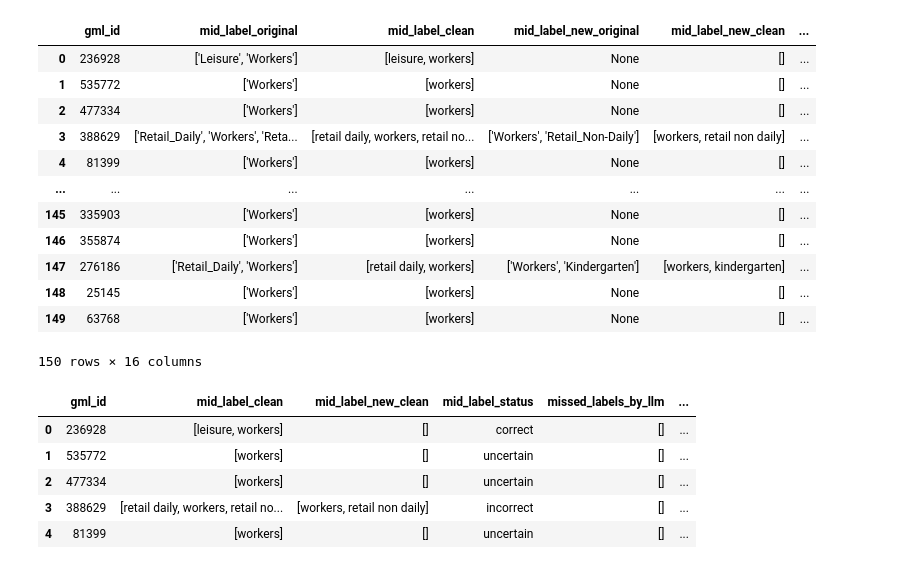
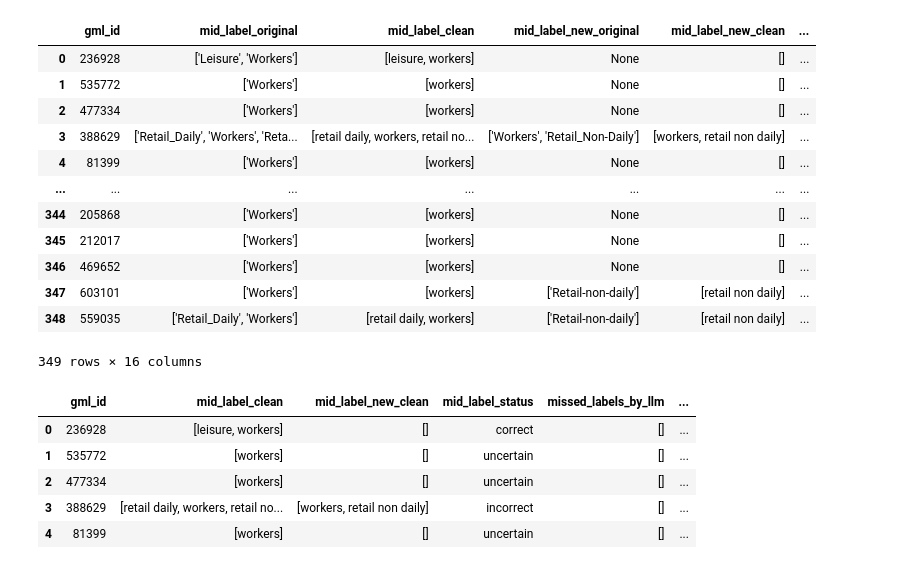
Before and after one commit to TUBS-IVS/Activities-and-Potentials-Calculation-Pipeline, a Jupyter notebook: results-calculation.ipynb, the cells around one changed output. Cells and saved outputs as stored; diff of their text form; code cells hidden in the pictures.

```diff
--- a/results-calculation.ipynb
+++ b/results-calculation.ipynb
@@ -19,8 +19,8 @@ import pandas as pd
 from openpyxl import load_workbook
 
 
-INPUT_FILE = "Areas-of-interest-POIs\\sample_1000.xlsx"
-N_ROWS = 150
+INPUT_FILE = "Areas-of-interest-POIs\\sample_1000-updated.xlsx"
+N_ROWS = 349
 
 GREEN = "FFC6EFCE"
 RED = "FFFFC7CE"
@@ -167,39 +167,39 @@ for row in range(2, N_ROWS + 2):
 
 # Main dataset for further work
 processed_df = pd.DataFrame(processed_rows)
 
 # Optional summary datasets
 summary_df = pd.DataFrame([
     {"metric": key, "value": value}
     for key, value in summary_counter.items()
 ]).sort_values("metric")
 
 missed_labels_df = pd.DataFrame([
     {"label": key, "count": value}
     for key, value in missed_label_counter.items()
 ]).sort_values("count", ascending=False)
 
 extra_labels_df = pd.DataFrame([
     {"label": key, "count": value}
     for key, value in extra_label_counter.items()
 ]).sort_values("count", ascending=False)
 
 
 processed_df
 # %% [output]
 |  | gml_id | mid_label_original | mid_label_clean | mid_label_new_original | mid_label_new_clean | ... |
 | 0 | 236928 | ['Leisure', 'Workers'] | [leisure, workers] | None | [] | ... |
 | 1 | 535772 | ['Workers'] | [workers] | None | [] | ... |
 | 2 | 477334 | ['Workers'] | [workers] | None | [] | ... |
 | 3 | 388629 | ['Retail_Daily', 'Workers', 'Reta... | [retail daily, workers, retail no... | ['Workers', 'Retail_Non-Daily'] | [workers, retail non daily] | ... |
 | 4 | 81399 | ['Workers'] | [workers] | None | [] | ... |
 | ... | ... | ... | ... | ... | ... | ... |
-| 145 | 335903 | ['Workers'] | [workers] | None | [] | ... |
-| 146 | 355874 | ['Workers'] | [workers] | None | [] | ... |
-| 147 | 276186 | ['Retail_Daily', 'Workers'] | [retail daily, workers] | ['Workers', 'Kindergarten'] | [workers, kindergarten] | ... |
-| 148 | 25145 | ['Workers'] | [workers] | None | [] | ... |
-| 149 | 63768 | ['Workers'] | [workers] | None | [] | ... |
+| 344 | 205868 | ['Workers'] | [workers] | None | [] | ... |
+| 345 | 212017 | ['Workers'] | [workers] | None | [] | ... |
+| 346 | 469652 | ['Workers'] | [workers] | None | [] | ... |
+| 347 | 603101 | ['Workers'] | [workers] | ['Retail-non-daily'] | [retail non daily] | ... |
+| 348 | 559035 | ['Retail_Daily', 'Workers'] | [retail daily, workers] | ['Retail-non-daily'] | [retail non daily] | ... |
-150 rows × 16 columns
+349 rows × 16 columns
 # %%
 processed_df = processed_df.drop(columns=['mid_label_original', 'mid_label_new_original',
                                            'bosserhof_class_cleaned_predicted', 'bosserhof_class_clean_original',
```
Also changed, not shown: parts of 8 cells of this notebook, 2 other files.
